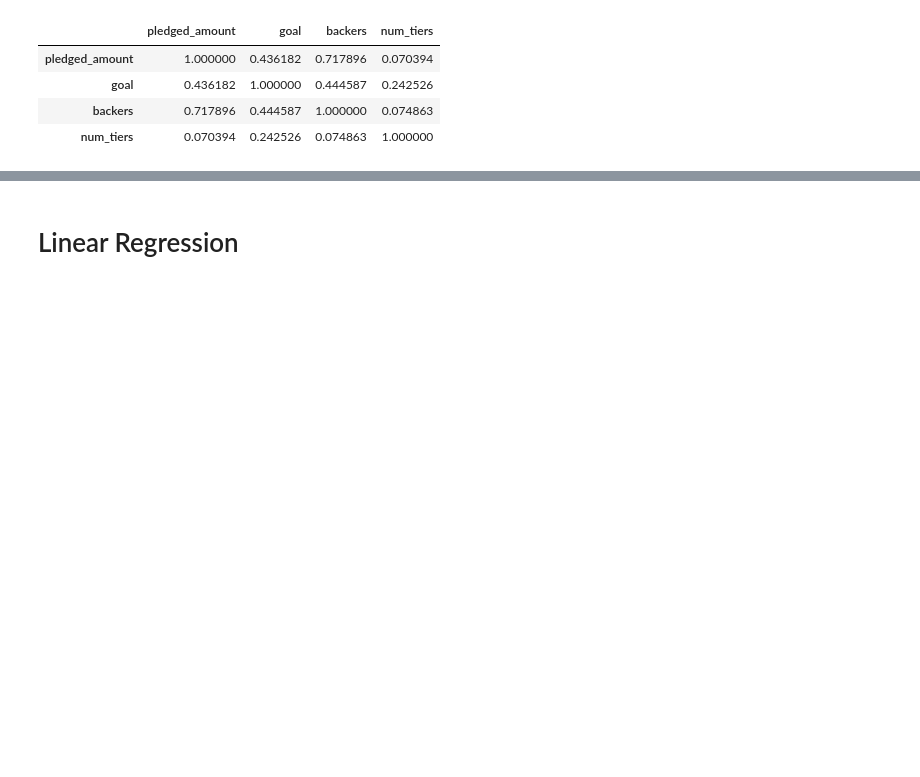
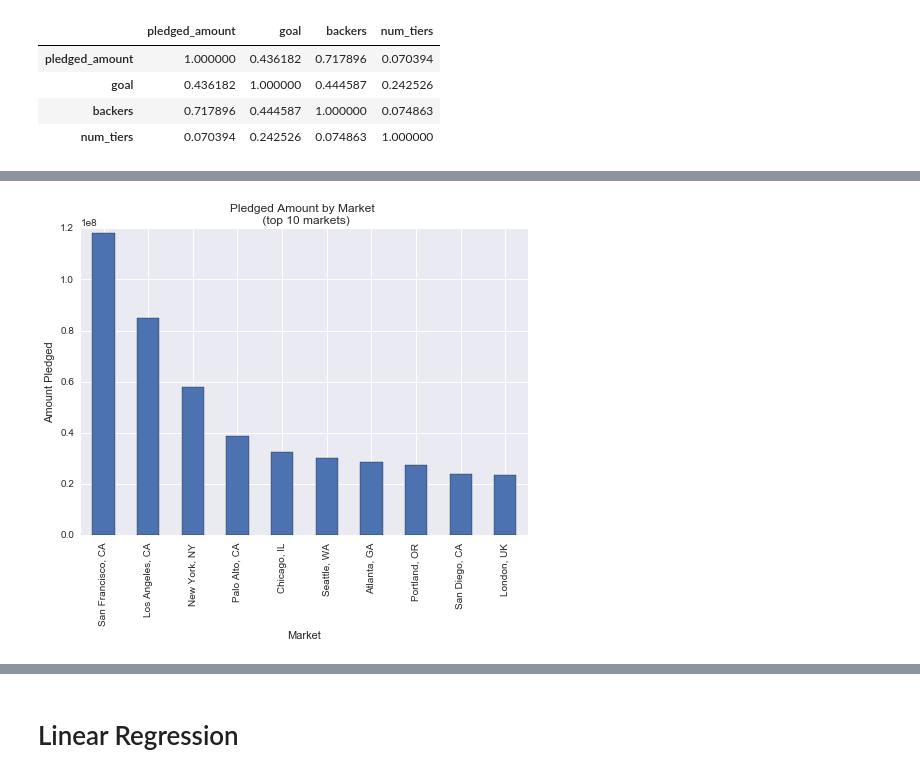
Before and after one commit to babyfacebrian/Kickstarter-Data-Analysis, a Jupyter notebook: Exploratory Analysis & Linear Regression.ipynb, the cells around one changed output, grey strips where cells are left out. Drawn from its saved outputs; the diff is of its cells as text; code cells hidden in the pictures; blank space fills up the shorter version.

```diff
--- a/Exploratory Analysis & Linear Regression.ipynb
+++ b/Exploratory Analysis & Linear Regression.ipynb
@@ -215,0 +104,13 @@ Name: backers, dtype: int64
+# %%
+# Amount pledged by location.
+
+amt_locations = kick_data['pledged_amount'].groupby(kick_data['location'])
+top_10_locations = amt_locations.sum().sort_values(ascending=0)[0:10]
+
+ax = top_10_locations.plot(kind="bar")
+ax.set_title("Pledged Amount by Market \n (top 10 markets)")
+ax.set_ylabel("Amount Pledged")
+ax.set_xlabel("Market")
+vals = ax.get_yticks()
+# %% [output]
+[figure, added]
```
Also changed, not shown: parts of 27 cells of this notebook, 2 other files.
